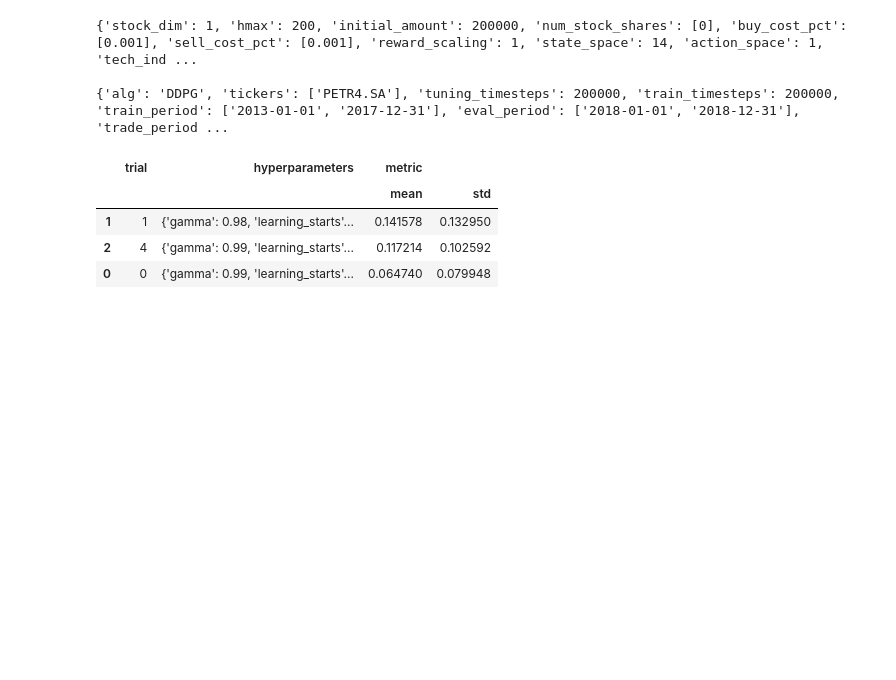
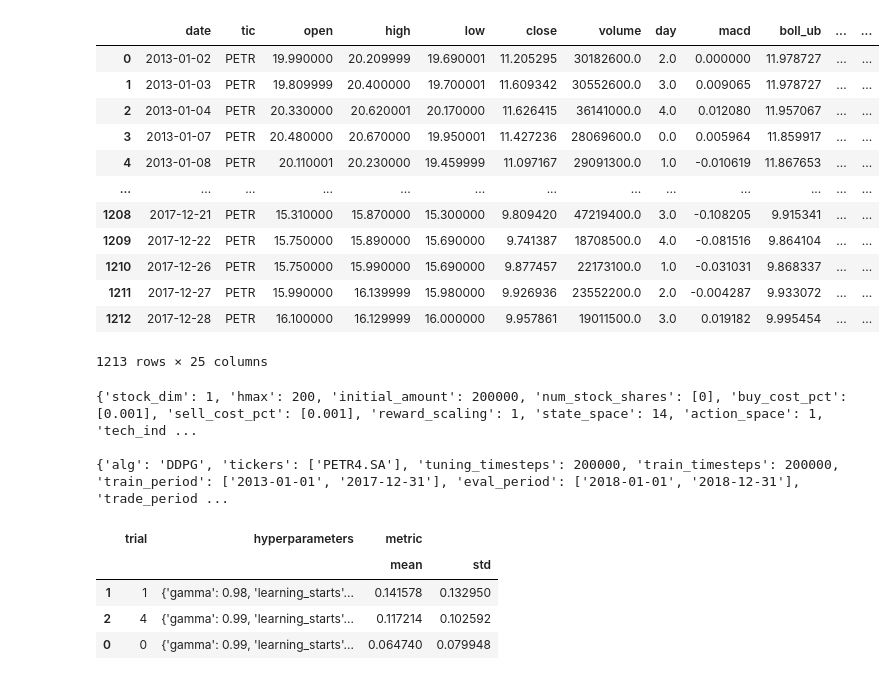
Before and after one commit to EdyAlenquer/drl-stock-market, a Jupyter notebook: notebooks/data_collection.ipynb, the cells around one changed output. Saved outputs shown, nothing was run; the diff lists cells and outputs as text; code cells hidden in the pictures; blank space fills up the shorter version.

```diff
--- a/notebooks/data_collection.ipynb
+++ b/notebooks/data_collection.ipynb
@@ -18,15 +280,17 @@ The autoreload extension is already loaded. To reload it, use:
 # %%
 start_date = '2013-01-01'
 end_date = '2017-12-31'
-tickers = ['PETR4']
+tickers_sa = ['PETR4.SA']
+tickers = [t.replace('4.SA', '').replace('3.SA', '') for t in tickers_sa]
+
 tech_indicators = config.INDICATORS
 
 df = data_processing_utils.get_data(
     start_date=start_date,
     end_date=end_date,
-    tickers=tickers,
+    tickers=tickers_sa,
     tech_indicators=tech_indicators
 )
 
-df
+df['tic'] = df['tic'].str.replace('4.SA', '').str.replace('3.SA', '')
 # %% [output]
@@ -33,0 +314,4 @@ NameError: name 'config' is not defined
+# %%
+df_fundamentals = pd.read_csv('../data/{}.csv'.format(df['tic'].iloc[0]))
+df_fundamentals = df_fundamentals.drop('SIGLA', axis=1)
+df_fundamentals
@@ -34,3 +332,20 @@ NameError: name 'config' is not defined
+# %%
+df = df.merge(df_fundamentals, how='left', on='date')
+df
+# %% [output]
+|  | date | tic | open | high | low | close | volume | day | macd | boll_ub | ... | ... |
+| 0 | 2013-01-02 | PETR | 19.990000 | 20.209999 | 19.690001 | 11.205295 | 30182600.0 | 2.0 | 0.000000 | 11.978727 | ... | ... |
+| 1 | 2013-01-03 | PETR | 19.809999 | 20.400000 | 19.700001 | 11.609342 | 30552600.0 | 3.0 | 0.009065 | 11.978727 | ... | ... |
+| 2 | 2013-01-04 | PETR | 20.330000 | 20.620001 | 20.170000 | 11.626415 | 36141000.0 | 4.0 | 0.012080 | 11.957067 | ... | ... |
+| 3 | 2013-01-07 | PETR | 20.480000 | 20.670000 | 19.950001 | 11.427236 | 28069600.0 | 0.0 | 0.005964 | 11.859917 | ... | ... |
+| 4 | 2013-01-08 | PETR | 20.110001 | 20.230000 | 19.459999 | 11.097167 | 29091300.0 | 1.0 | -0.010619 | 11.867653 | ... | ... |
+| ... | ... | ... | ... | ... | ... | ... | ... | ... | ... | ... | ... | ... |
+| 1208 | 2017-12-21 | PETR | 15.310000 | 15.870000 | 15.300000 | 9.809420 | 47219400.0 | 3.0 | -0.108205 | 9.915341 | ... | ... |
+| 1209 | 2017-12-22 | PETR | 15.750000 | 15.890000 | 15.690000 | 9.741387 | 18708500.0 | 4.0 | -0.081516 | 9.864104 | ... | ... |
+| 1210 | 2017-12-26 | PETR | 15.750000 | 15.990000 | 15.690000 | 9.877457 | 22173100.0 | 1.0 | -0.031031 | 9.868337 | ... | ... |
+| 1211 | 2017-12-27 | PETR | 15.990000 | 16.139999 | 15.980000 | 9.926936 | 23552200.0 | 2.0 | -0.004287 | 9.933072 | ... | ... |
+| 1212 | 2017-12-28 | PETR | 16.100000 | 16.129999 | 16.000000 | 9.957861 | 19011500.0 | 3.0 | 0.019182 | 9.995454 | ... | ... |
+1213 rows × 25 columns
 # %%
 HYPERPARAMETERS_PATH = 'HYPERPARAMETER_TUNING\PETR4\DDPG_HMAX_200'
 # %%
```
Also changed, not shown: parts of 21 cells of this notebook, 8 other files.
